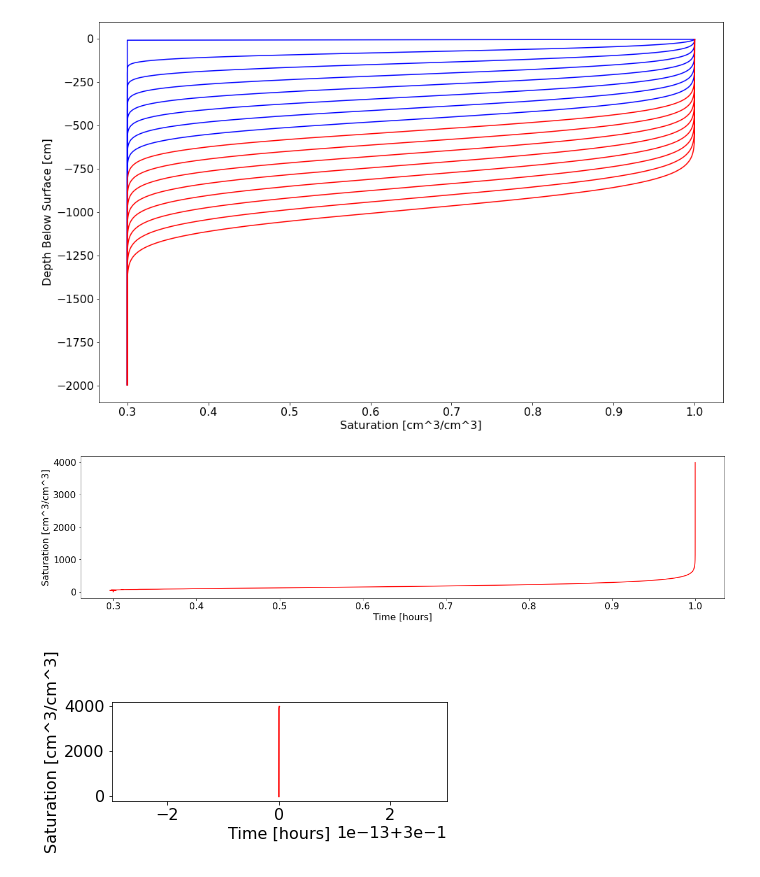
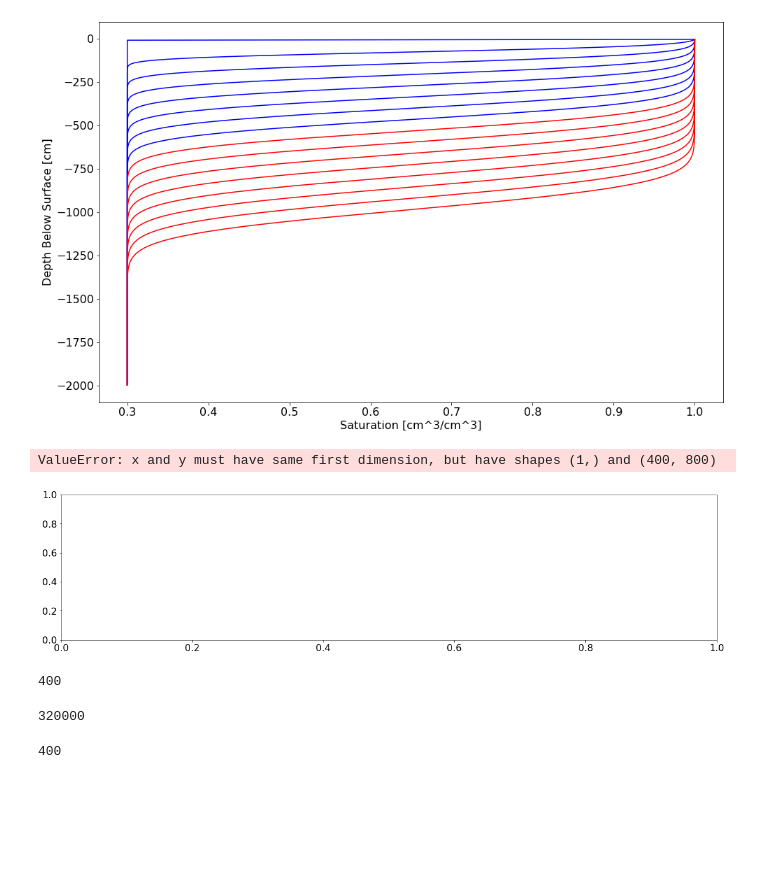
Before and after one commit to epadian/GEOS518_F2021_Modeling, a Jupyter notebook: mod07/mod07-ADE-Assignment.ipynb, the cells around one changed output. Drawn from its saved outputs; the diff is of its cells as text; code cells hidden in the pictures; blank space fills up the shorter version.

```diff
--- a/mod07/mod07-ADE-Assignment.ipynb
+++ b/mod07/mod07-ADE-Assignment.ipynb
@@ -153,18 +153,30 @@ t2000 = theta[399,:]
 # %%
 plt.rcParams.update({'font.size': 16}) # Change font size to something legible
 plt.figure(figsize=(20,10)) # Create a figure
 
 plt.subplot(2,1,1)
-plt.plot(t50,t,'r')
+plt.plot(Nt,theta,'r')
 plt.ylabel('Saturation [cm^3/cm^3]')
 plt.xlabel('Time [hours]')
 plt.show()
 
 plt.subplot(2,1,2)
-plt.plot(t2000,t,'r')
+plt.plot(Nt,t,'r')
 plt.ylabel('Saturation [cm^3/cm^3]')
 plt.xlabel('Time [hours]')
 plt.show()
 # %% [output]
+ValueError: x and y must have same first dimension, but have shapes (1,) and (400, 800)
-[figure, old version]
+[figure, new version]
-[figure, removed]
+# %%
+z.size
+# %% [output]
+400
+# %%
+theta.size
+# %% [output]
+320000
+# %%
+theta_ip1.size
+# %% [output]
+400
```
Also changed, not shown: parts of 2 cells of this notebook.
